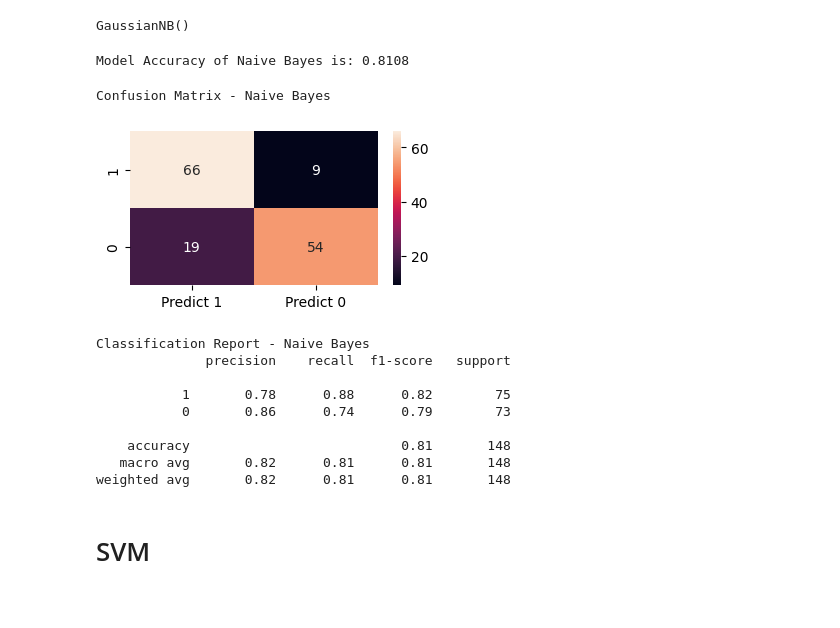
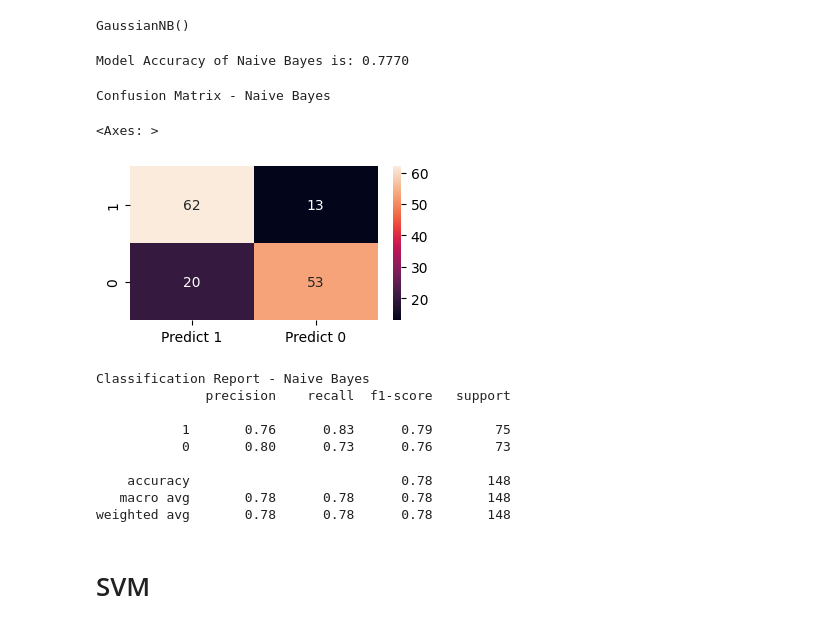
Before and after one commit to tomasfgon/Predictive-models-Parkinson, a Jupyter notebook: src/italian_modeling.ipynb, the cells around one changed output. Drawn from its saved outputs; the diff is of its cells as text; code cells hidden in the pictures.

```diff
--- a/src/italian_modeling.ipynb
+++ b/src/italian_modeling.ipynb
@@ -23,4 +33,5 @@ import os
 # Model Building
 # %%
 features_df = pd.read_csv("../data/tables/italian_features.csv")
-reduced_features_df = pd.read_csv("../data/tables/italian_reduced_features.csv")
+reduced_features_df = pd.read_csv("../data/tables/italian_features.csv")
+reduced_features_df=reduced_features_df.drop(['PD'],axis=1)
@@ -222,0 +259,4 @@ Name: PD, Length: 148, dtype: float64
+# %%
+# Call Nearest Neighbour algorithm and fit the model on train data
+NNH = KNeighborsClassifier(n_neighbors= 5 , weights = 'distance' )
+NNH.fit(X_train, np.ravel(y_train,order='C'))
@@ -295,36 +375,39 @@ NB_model.fit(X_train, y_train)
 # %% [output]
 GaussianNB()
 # %%
-y_predict_NB = NB_model.predict(X_test)
-model_score_NB=metrics.accuracy_score(y_test, y_predict_NB)
+y_predict_nb = NB_model.predict(X_test)
+model_score_nb=metrics.accuracy_score(y_test, y_predict_nb)
 
-print("Model Accuracy of Naive Bayes is: {0:.4f}".format(model_score_NB))
+print("Model Accuracy of Naive Bayes is: {0:.4f}".format(model_score_nb))
 print()
 # %% [output]
-Model Accuracy of Naive Bayes is: 0.8108
+Model Accuracy of Naive Bayes is: 0.7770
 # %%
 print("Confusion Matrix - Naive Bayes")
-cm=metrics.confusion_matrix(y_test, y_predict_NB, labels=[1, 0])
+cm=metrics.confusion_matrix(y_test, y_predict_nb, labels=[1, 0])
 df_cm = pd.DataFrame(cm, index = [i for i in ["1","0"]],
                   columns = [i for i in ["Predict 1","Predict 0"]])
 plt.figure(figsize = (4,2))
-sns.heatmap(df_cm, annot=True);
+sns.heatmap(df_cm, annot=True)
 # %% [output]
 Confusion Matrix - Naive Bayes
+<Axes: >
-[figure, old version]
+[figure, new version]
 # %%
 print("Classification Report - Naive Bayes")
-print(metrics.classification_report(y_test, y_predict_NB, labels=[1, 0]))
+print(metrics.classification_report(y_test, y_predict_nb, labels=[1, 0]))
+
+saveMetricsFinalDf('NB', y_test, y_predict_nb)
 # %% [output]
 Classification Report - Naive Bayes
               precision    recall  f1-score   support
 
-           1       0.78      0.88      0.82        75
-           0       0.86      0.74      0.79        73
+           1       0.76      0.83      0.79        75
+           0       0.80      0.73      0.76        73
 
-    accuracy                           0.81       148
-   macro avg       0.82      0.81      0.81       148
-weighted avg       0.82      0.81      0.81       148
+    accuracy                           0.78       148
+   macro avg       0.78      0.78      0.78       148
+weighted avg       0.78      0.78      0.78       148
 # %% [markdown]
 # SVM
 # %%
```
Also changed, not shown: parts of 40 cells of this notebook, 1 other file.
